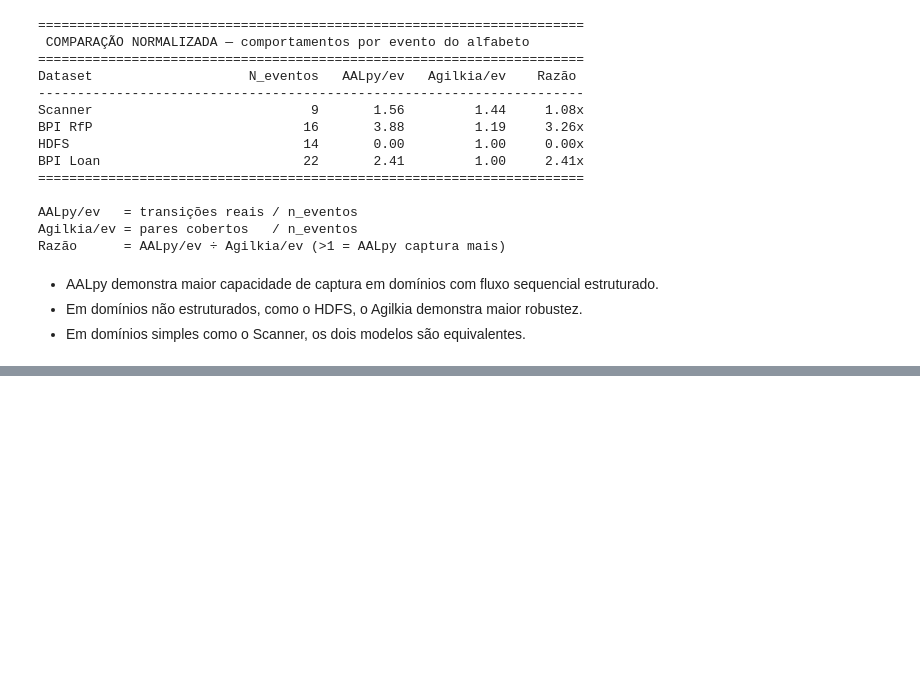
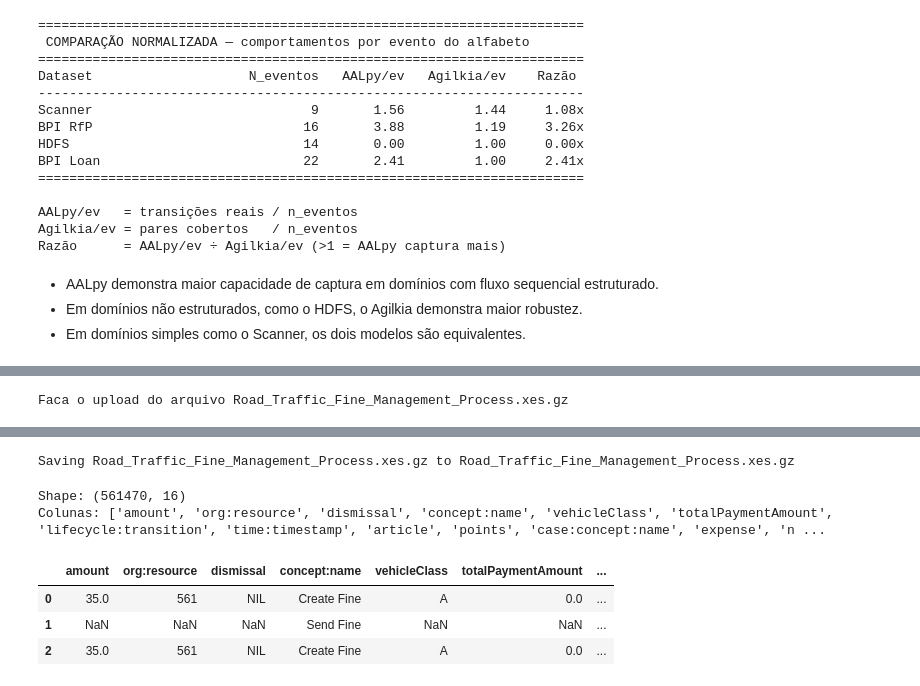
Before and after one commit to LaraBBrum/automata-vs-ml-mbt, a Jupyter notebook: Quali2_clean.ipynb, the cells around one changed output, grey strips where cells are left out. Drawn from its saved outputs; the diff is of its cells as text; code cells hidden in the pictures; blank space fills up the shorter version.

```diff
--- a/Quali2_clean.ipynb
+++ b/Quali2_clean.ipynb
@@ -2597,0 +2844,11 @@ sequencial estruturado.
+# %%
+print('Faca o upload do arquivo Road_Traffic_Fine_Management_Process.xes.gz')
+uploaded = files.upload()
+filename_rtf = list(uploaded.keys())[0]
+
+log_rtf = pm4py.read_xes(filename_rtf)
+print(f'Shape: {log_rtf.shape}')
+print(f'Colunas: {log_rtf.columns.tolist()}')
+log_rtf.head(3)
+# %% [output]
+Faca o upload do arquivo Road_Traffic_Fine_Management_Process.xes.gz
@@ -2597,0 +2856,7 @@ sequencial estruturado.
+Saving Road_Traffic_Fine_Management_Process.xes.gz to Road_Traffic_Fine_Management_Process.xes.gz
+Shape: (561470, 16)
+Colunas: ['amount', 'org:resource', 'dismissal', 'concept:name', 'vehicleClass', 'totalPaymentAmount', 'lifecycle:transition', 'time:timestamp', 'article', 'points', 'case:concept:name', 'expense', 'n ...
+|  | amount | org:resource | dismissal | concept:name | vehicleClass | totalPaymentAmount | ... |
+| 0 | 35.0 | 561 | NIL | Create Fine | A | 0.0 | ... |
+| 1 | NaN | NaN | NaN | Send Fine | NaN | NaN | ... |
+| 2 | 35.0 | 561 | NIL | Create Fine | A | 0.0 | ... |
```
Also changed, not shown: parts of 38 cells of this notebook.
